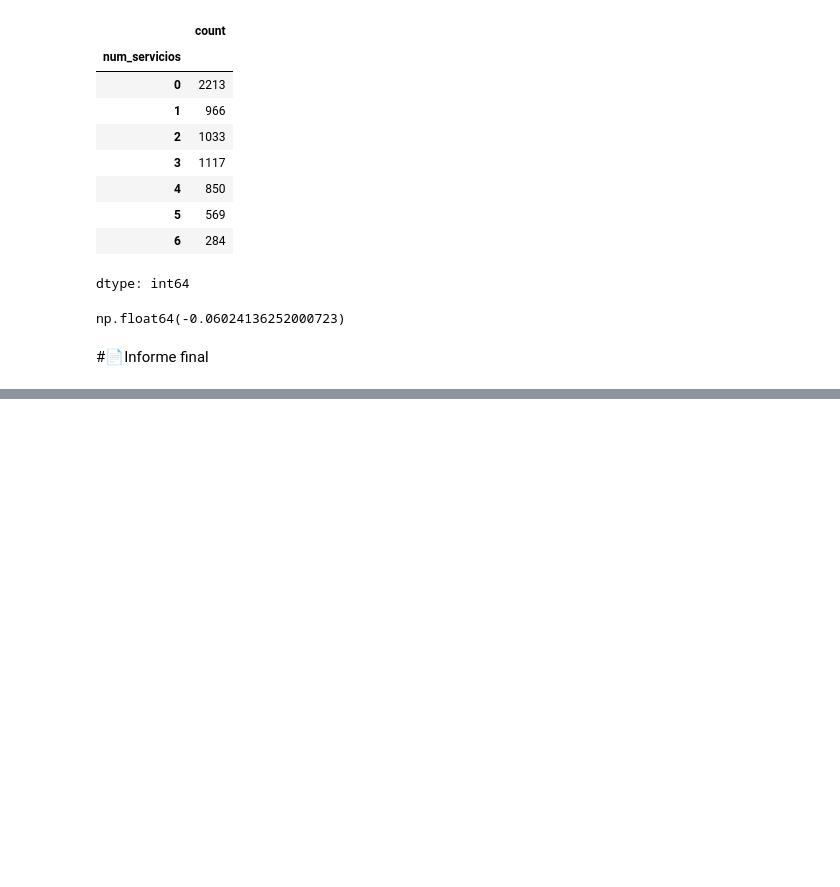
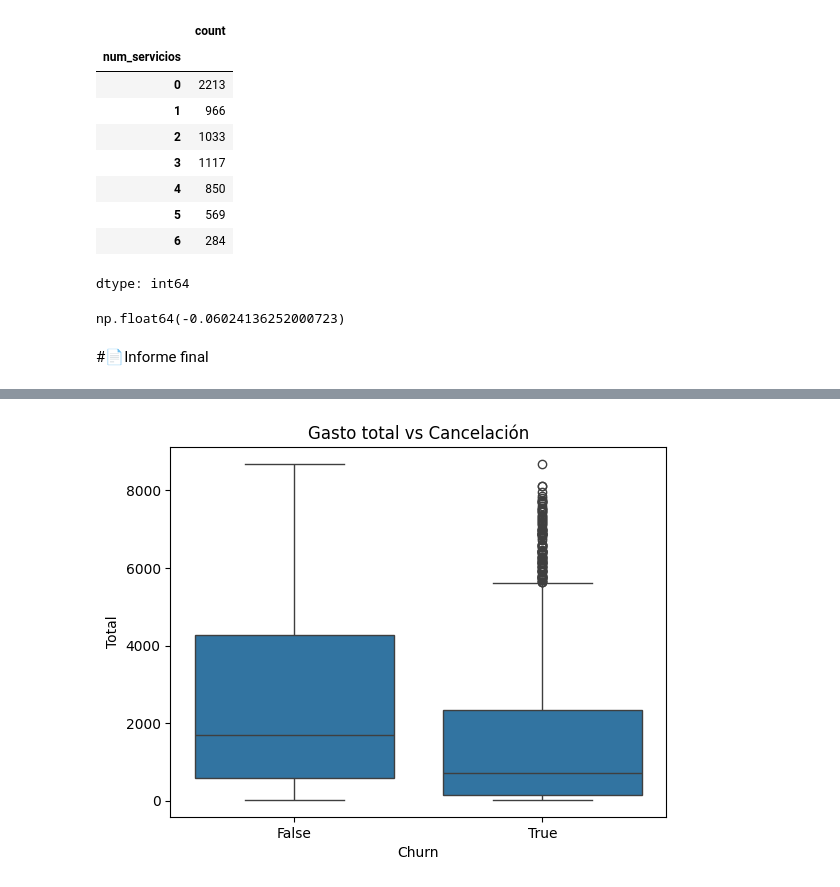
Before and after one commit to SebasOspina-montoya/TelecomX_Latam, a Jupyter notebook: TelecomX_LATAM.ipynb, the cells around one changed output, grey strips where cells are left out. Drawn from its saved outputs; the diff is of its cells as text; code cells hidden in the pictures; blank space fills up the shorter version.

```diff
--- a/TelecomX_LATAM.ipynb
+++ b/TelecomX_LATAM.ipynb
@@ -477,0 +574,6 @@ Estos resultados indican que el churn no depende únicamente del precio, sino ta
+# %%
+sns.boxplot(x="Churn", y="Total", data=df_model)
+plt.title("Gasto total vs Cancelación")
+plt.show()
+# %% [output]
+[figure, added]
```
Also changed, not shown: parts of 13 cells of this notebook.
